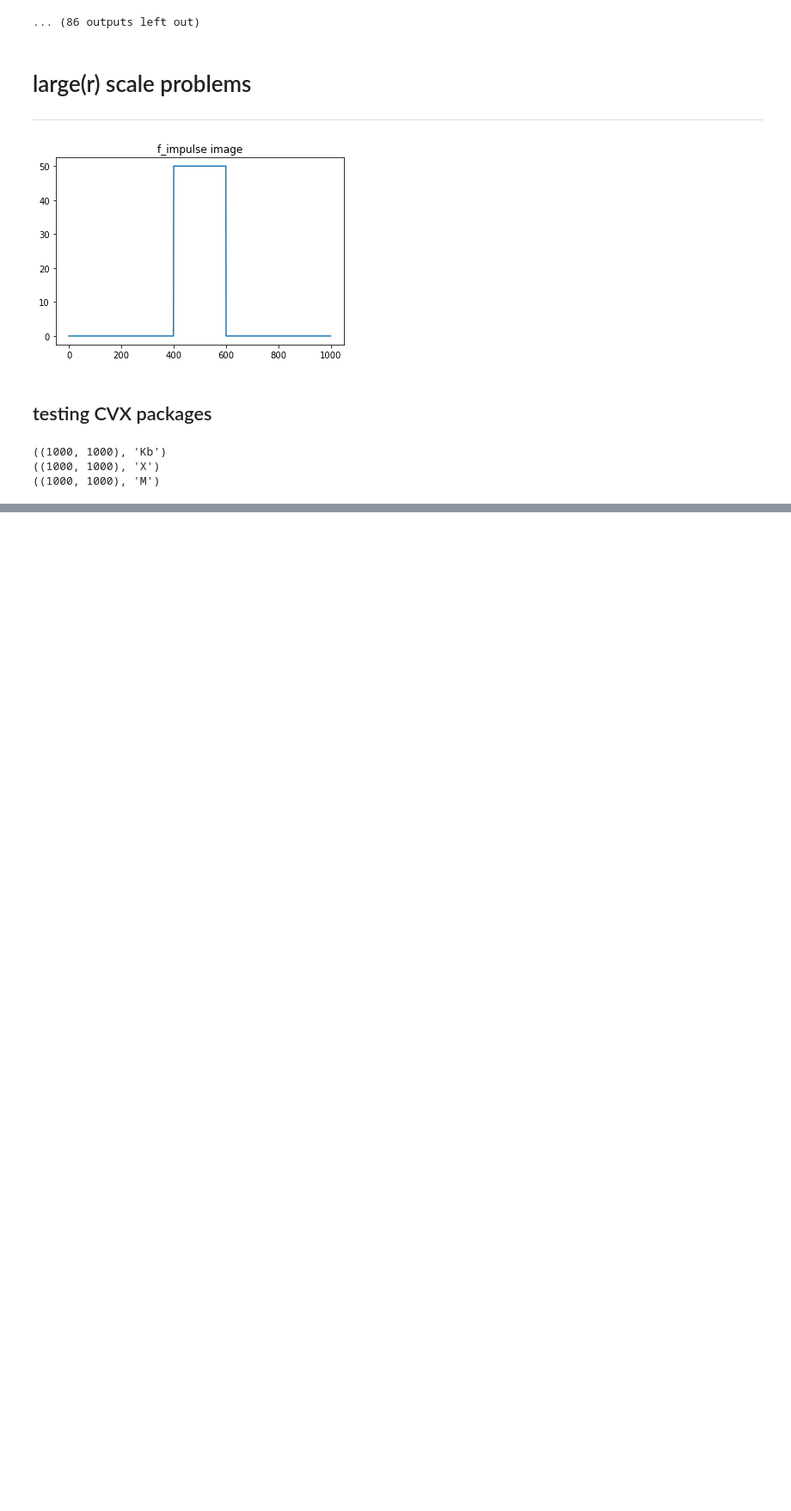
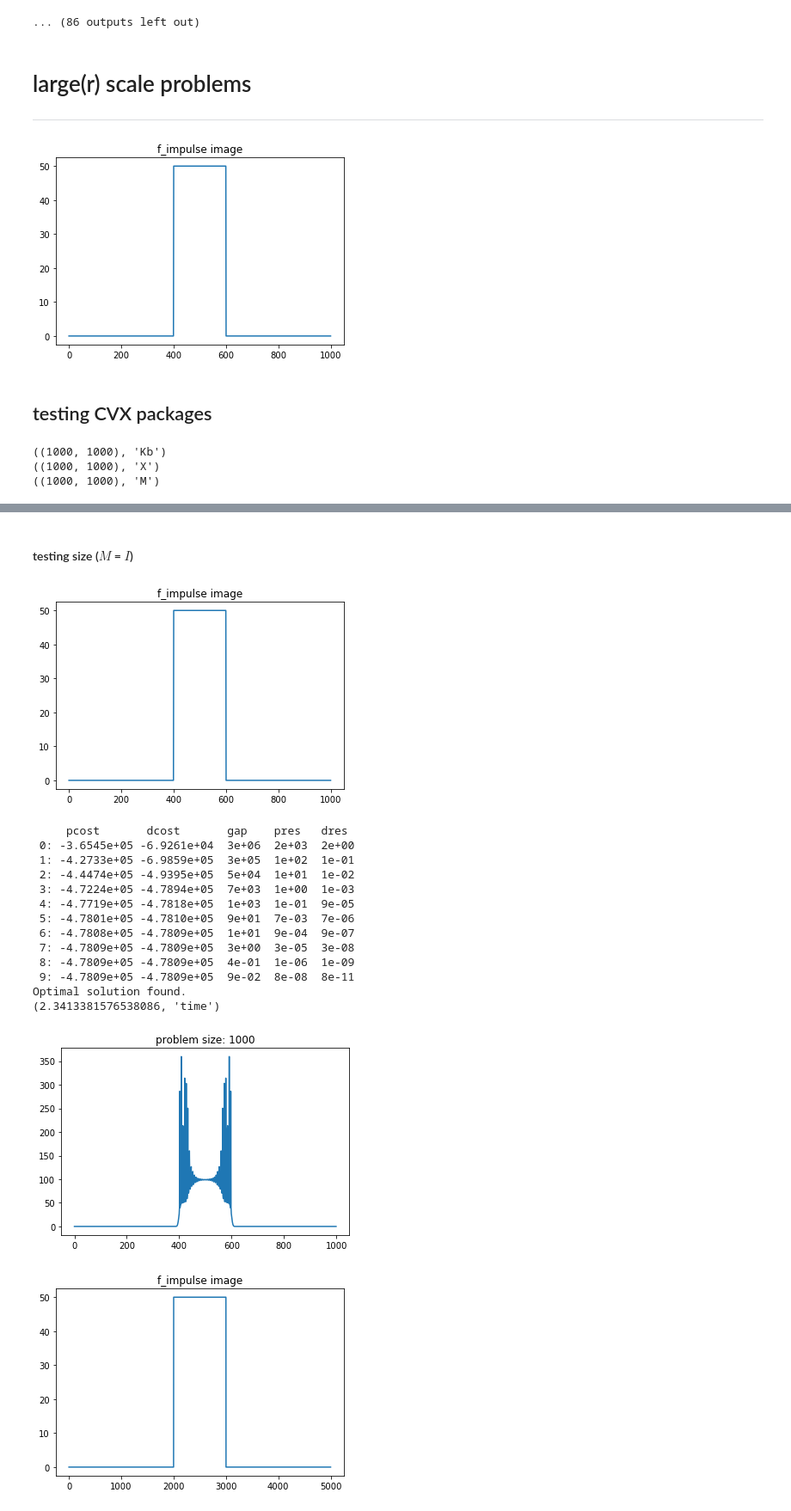
Before and after one commit to zimmerman-cole/ill-condition, a Jupyter notebook: code/hotelling_template_examples.ipynb, the cells around one changed output, grey strips where cells are left out. Shown at 86% size. Cells and saved outputs as stored; diff of their text form; code cells hidden in the pictures; blank space fills up the shorter version.

Commit message:
updating hotelling for some larger scale tests; TODO: test the optimization problem formulation upstream of LSE

```diff
--- a/code/hotelling_template_examples.ipynb
+++ b/code/hotelling_template_examples.ipynb
@@ -307,0 +353,77 @@ sb = X.dot(f)
+# %% [markdown]
+#### testing size ($M$ = $I$)
+# %%
+nn = [1e3, 5e3 ] # 1e4, 5e4, 1e5]
+nn = [int(n) for n in nn]
+
+for n in nn:
+    # dimensions -----------------------------------------------------------------------------------
+    n = n   # number of pixels in image space
+    m = n   # number of pixels in data space
+    k = n   # number of pixels in ROI
+
+    # sparsity and regularization
+    sparse = True
+    B = iden(n)
+    lam = 1
+
+    # gaussian blur parameters
+    sigma = 3
+    t = 10
+
+    # create 1D image
+    f = blur.gen_f(n=n)
+
+    ## generate problem
+    # generate instance ----------------------------------------------------------------------------
+    K_diag = 1.*np.ones(m)
+    Kb, X, M = util.gen_instance_1d(m=m, n=n, k=k, K_diag=K_diag, sigma=sigma, t=t, sparse=sparse)
+
+    # compute blurred image (data signal)
+    sb = X.dot(f)
+
+    ## solve problem -------------------------------------------------------------------------------
+    Z = (X.T.dot(X) + lam*B.T.dot(B))
+
+    t0 = time.time()
+    A11 = X.T.dot(Kb).dot(X)
+    A12 = Z.dot(iden(n) - M.T.dot(M))
+    A21 = A12.T
+    A22 = np.zeros([n,n])
+    A = sps.bmat([[A11,A12], [A21,None]])
+    A = matrix(A.toarray())
+    # A  = scipy_sparse_to_spmatrix(A)  # unfortunately, KKT solver cannot handle `spmatrix` type
+
+    b1 = X.T.dot(sb)
+    b = np.concatenate([b1, np.zeros(n)])
+    b = cvxopt.matrix(b)
+
+    # phrase as cvxopt problem --------------------------------------------------------------------
+    v = cvxopt.l1regls.l1regls(A,b)
+    u = v[0:n]
+    u = np.array(u)
+    w = M.dot(Z).dot(u)
+    t1 = time.time()
+    print(t1-t0, "time")
+
+    # plot
+    plt.plot(w)
+    plt.title("problem size: "+str(n))
+    plt.show()
+# %% [output]
+[figure, added]
+     pcost       dcost       gap    pres   dres
+ 0: -3.6545e+05 -6.9261e+04  3e+06  2e+03  2e+00
+ 1: -4.2733e+05 -6.9859e+05  3e+05  1e+02  1e-01
+ 2: -4.4474e+05 -4.9395e+05  5e+04  1e+01  1e-02
+ 3: -4.7224e+05 -4.7894e+05  7e+03  1e+00  1e-03
+ 4: -4.7719e+05 -4.7818e+05  1e+03  1e-01  9e-05
+ 5: -4.7801e+05 -4.7810e+05  9e+01  7e-03  7e-06
+ 6: -4.7808e+05 -4.7809e+05  1e+01  9e-04  9e-07
+ 7: -4.7809e+05 -4.7809e+05  3e+00  3e-05  3e-08
+ 8: -4.7809e+05 -4.7809e+05  4e-01  1e-06  1e-09
+ 9: -4.7809e+05 -4.7809e+05  9e-02  8e-08  8e-11
+Optimal solution found.
+(2.3413381576538086, 'time')
+[figure, added]
+[figure, added]
```
Also changed, not shown: parts of 12 cells of this notebook.
